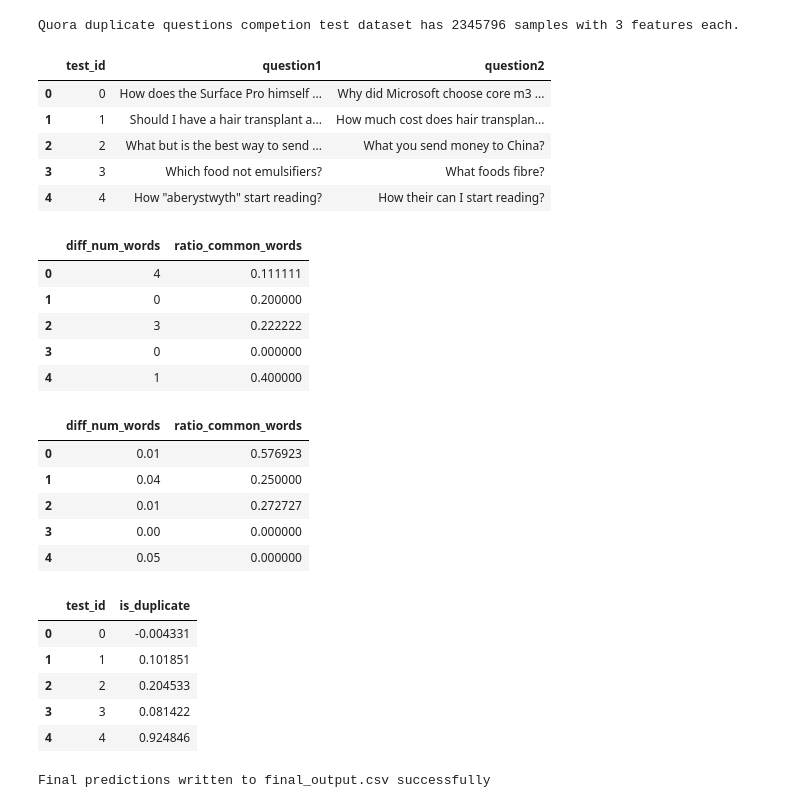
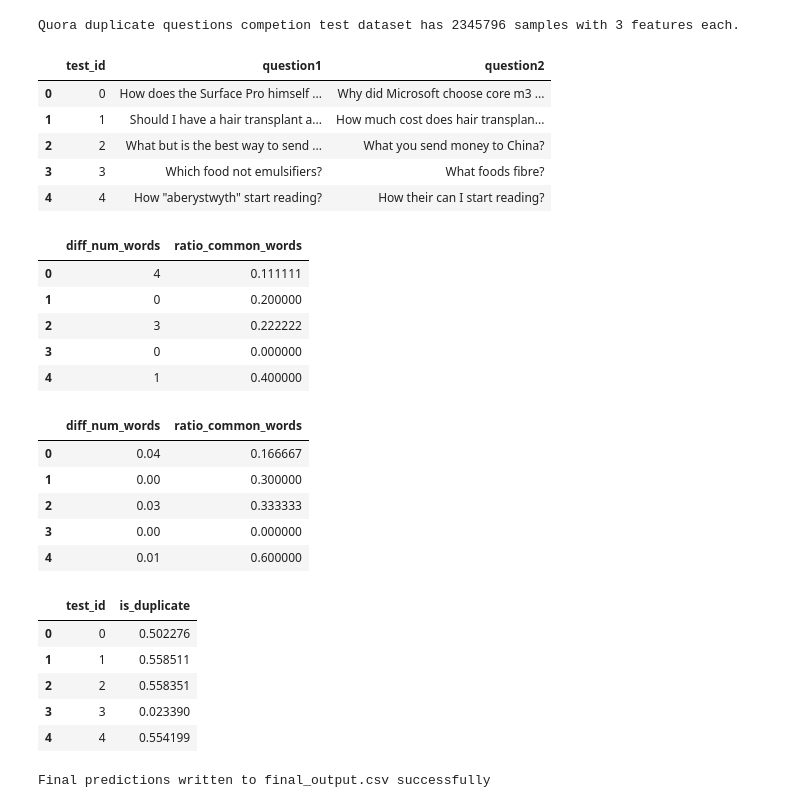
Before and after one commit to adammalpass/quora_duplicates, a Jupyter notebook: quora_duplicates.ipynb, the cells around one changed output. Cells and saved outputs as stored; diff of their text form; code cells hidden in the pictures.

```diff
--- a/quora_duplicates.ipynb
+++ b/quora_duplicates.ipynb
@@ -414,43 +439,46 @@ test_data["question2"] = test_data["question2"].apply(to_lower_case)
 
 #Remove stop words
 test_data["question1"] = test_data["question1"].apply(remove_stop_words)
 test_data["question2"] = test_data["question2"].apply(remove_stop_words)
 
 test_data_features = pd.DataFrame()
 #test_data_features["diff_num_chars"] = test_data.apply(diff_num_chars, axis=1)
 test_data_features["diff_num_words"] = test_data.apply(diff_num_words, axis=1)
 #test_data_features["num_common_words"] = test_data.apply(num_common_words, axis=1)
 test_data_features["ratio_common_words"] = test_data.apply(ratio_common_words, axis=1)
 display(test_data_features.head())
 
 min_max_scaler = preprocessing.MinMaxScaler()
 feature_list = ["diff_num_words", "ratio_common_words"]
 
-scaled_data = min_max_scaler.fit_transform(features[feature_list])
+test_scaled_data = min_max_scaler.fit_transform(test_data_features[feature_list])
 
-features_scaled = pd.DataFrame(data = scaled_data, columns=feature_list)
-display(features_scaled.head())
+test_features_scaled = pd.DataFrame(data = test_scaled_data, columns=feature_list)
+display(test_features_scaled.head())
 # %% [output]
 |  | test_id | question1 | question2 |
 | 0 | 0 | How does the Surface Pro himself ... | Why did Microsoft choose core m3 ... |
 | 1 | 1 | Should I have a hair transplant a... | How much cost does hair transplan... |
 | 2 | 2 | What but is the best way to send ... | What you send money to China? |
 | 3 | 3 | Which food not emulsifiers? | What foods fibre? |
 | 4 | 4 | How "aberystwyth" start reading? | How their can I start reading? |
 |  | diff_num_words | ratio_common_words |
 | 0 | 4 | 0.111111 |
 | 1 | 0 | 0.200000 |
 | 2 | 3 | 0.222222 |
 | 3 | 0 | 0.000000 |
 | 4 | 1 | 0.400000 |
 |  | diff_num_words | ratio_common_words |
-| 0 | 0.01 | 0.576923 |
-| 1 | 0.04 | 0.250000 |
-| 2 | 0.01 | 0.272727 |
+| 0 | 0.04 | 0.166667 |
+| 1 | 0.00 | 0.300000 |
+| 2 | 0.03 | 0.333333 |
 | 3 | 0.00 | 0.000000 |
-| 4 | 0.05 | 0.000000 |
+| 4 | 0.01 | 0.600000 |
 # %%
-test_predictions = reg.predict(test_data_features)
+#test_predictions = reg.predict(test_data_features)
+d_test = xgb.DMatrix(test_features_scaled)
+test_predictions = bst.predict(d_test)
+
 #print "Test_data_features shape: ", test_data_features.shape
 #print "Test_predictions shape: ", test_predictions.shape
 final_output = pd.concat([test_data["test_id"], pd.Series(test_predictions, name = "is_duplicate")], axis=1)
@@ -461,11 +489,11 @@ final_output = pd.concat([test_data["test_id"], pd.Series(test_predictions, name
 display(final_output.head())
 # %% [output]
 |  | test_id | is_duplicate |
-| 0 | 0 | -0.004331 |
-| 1 | 1 | 0.101851 |
-| 2 | 2 | 0.204533 |
-| 3 | 3 | 0.081422 |
-| 4 | 4 | 0.924846 |
+| 0 | 0 | 0.502276 |
+| 1 | 1 | 0.558511 |
+| 2 | 2 | 0.558351 |
+| 3 | 3 | 0.023390 |
+| 4 | 4 | 0.554199 |
 # %%
 final_output.to_csv("final_output.csv", index = False)
 print "Final predictions written to final_output.csv successfully"
```
Also changed, not shown: parts of 3 cells of this notebook.
